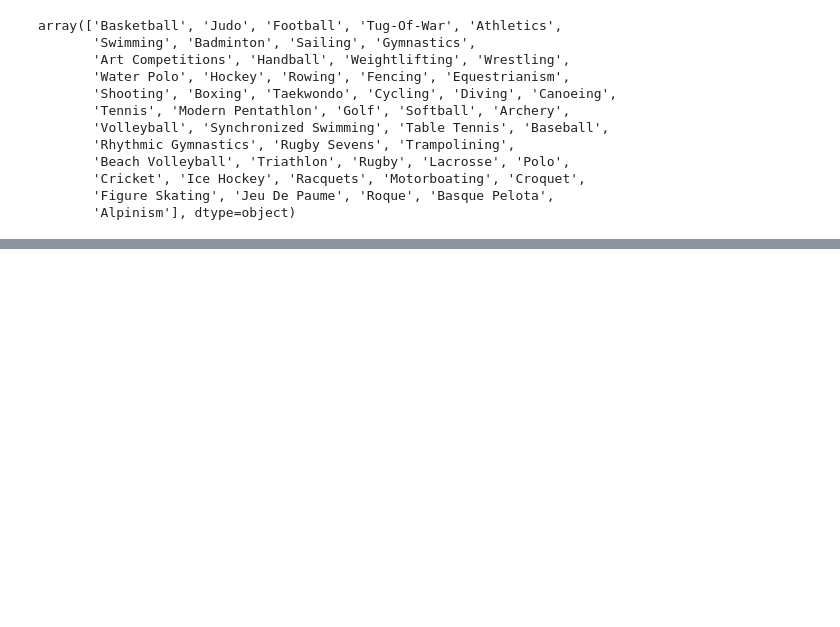
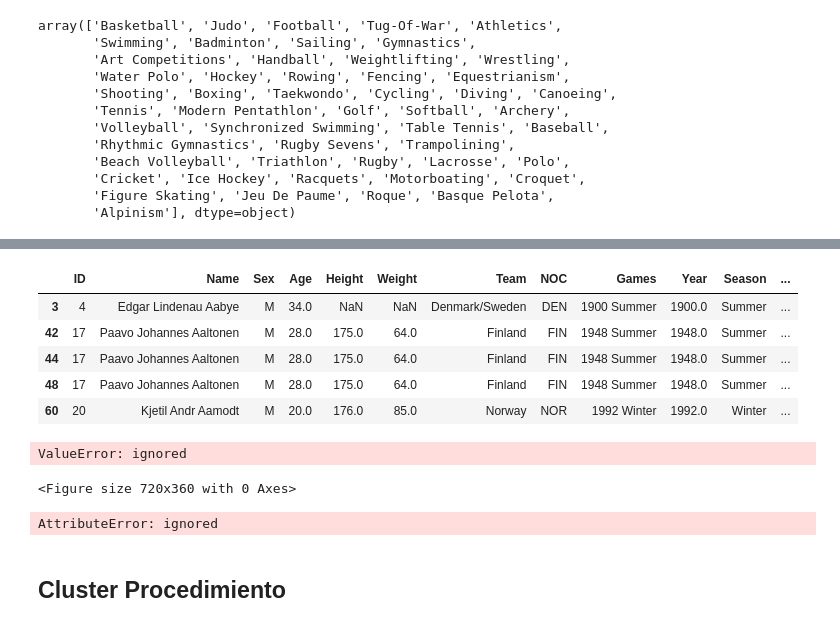
Before and after one commit to lisseta/datAnalisys_Python, a Jupyter notebook: OlympicsDatAnalysis_.ipynb, the cells around one changed output, grey strips where cells are left out. Drawn from its saved outputs; the diff is of its cells as text; code cells hidden in the pictures; blank space fills up the shorter version.

```diff
--- a/OlympicsDatAnalysis_.ipynb
+++ b/OlympicsDatAnalysis_.ipynb
@@ -243,0 +316,12 @@ plt.title("Distribucion de Genero")
+# %%
+#Atletas con Medallas de Oro
+
+medallas_oro = atletas[(atletas.Medal == 'Gold')]
+medallas_oro.head()
+# %% [output]
+|  | ID | Name | Sex | Age | Height | Weight | Team | NOC | Games | Year | Season | ... |
+| 3 | 4 | Edgar Lindenau Aabye | M | 34.0 | NaN | NaN | Denmark/Sweden | DEN | 1900 Summer | 1900.0 | Summer | ... |
+| 42 | 17 | Paavo Johannes Aaltonen | M | 28.0 | 175.0 | 64.0 | Finland | FIN | 1948 Summer | 1948.0 | Summer | ... |
+| 44 | 17 | Paavo Johannes Aaltonen | M | 28.0 | 175.0 | 64.0 | Finland | FIN | 1948 Summer | 1948.0 | Summer | ... |
+| 48 | 17 | Paavo Johannes Aaltonen | M | 28.0 | 175.0 | 64.0 | Finland | FIN | 1948 Summer | 1948.0 | Summer | ... |
+| 60 | 20 | Kjetil Andr Aamodt | M | 20.0 | 176.0 | 85.0 | Norway | NOR | 1992 Winter | 1992.0 | Winter | ... |
@@ -243,0 +333,17 @@ plt.title("Distribucion de Genero")
+# %%
+#Grafico de Evento
+evento.atletas.head
+plt.figure(figsize=(10,5))
+plt.tight_layout()
+sns.countplot(evento)
+plt.title('Medallas de Oro entregadas a Atletismo')
+# %% [output]
+ValueError: ignored
+<Figure size 720x360 with 0 Axes>
+# %%
+#Medallas de Oro de cada pais
+medallas_oro.Region.value_counts().reset_index(name='Medal').head(5)
+# %% [output]
+AttributeError: ignored
+# %% [markdown]
+## Cluster Procedimiento
```
Also changed, not shown: parts of 27 cells of this notebook.
